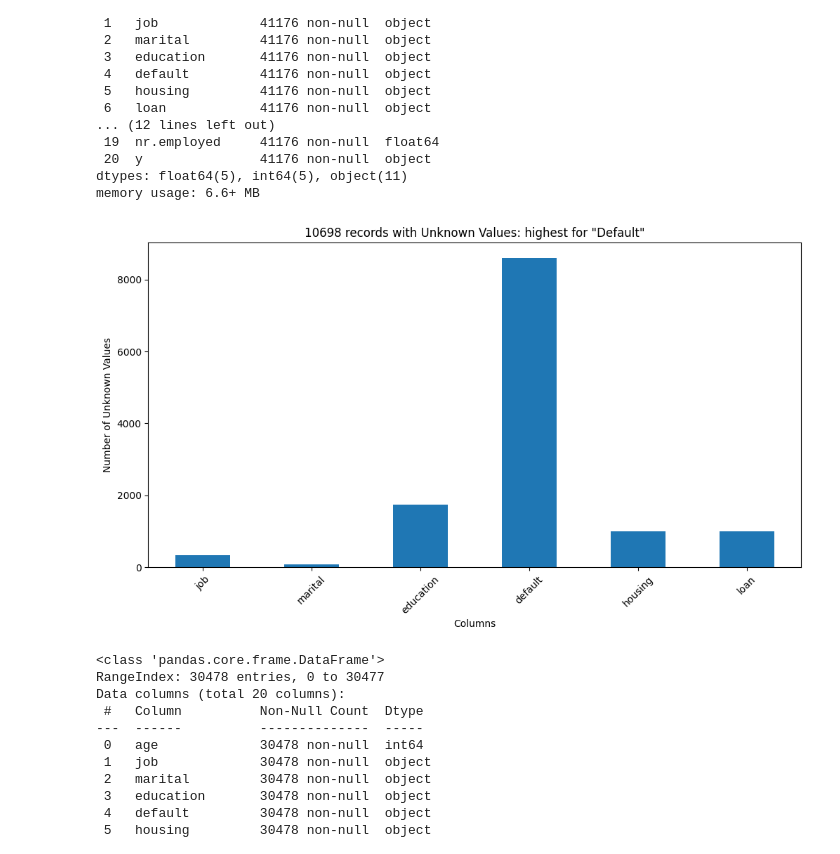
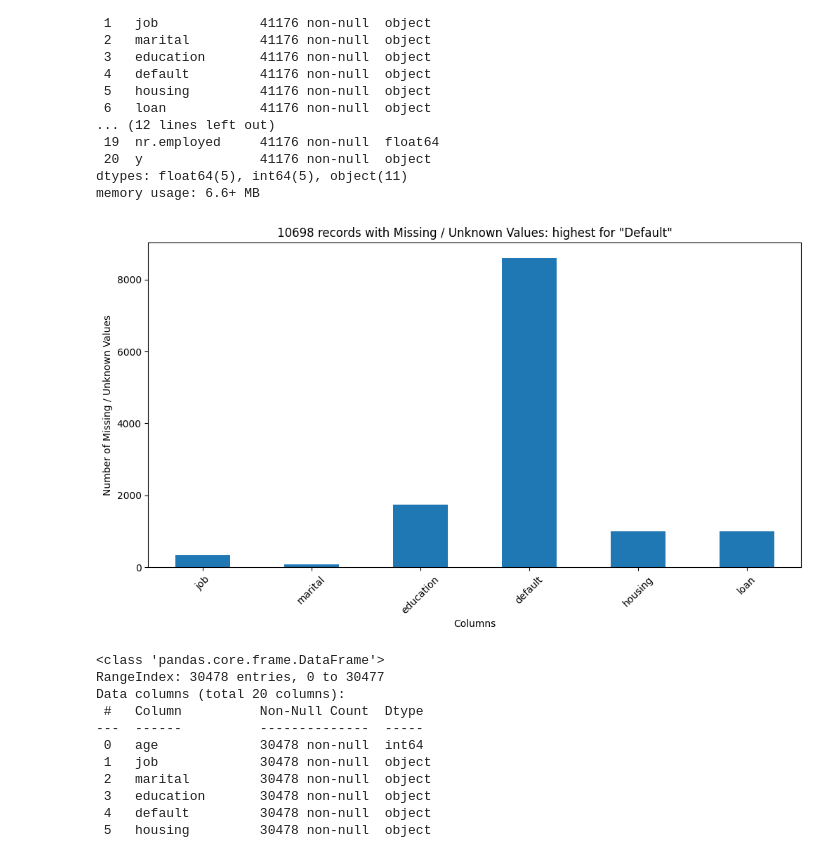
Before and after one commit to deepakkaushik72/PAA_III_Module_17_-Marketing_campaign, a Jupyter notebook: prompt_III.ipynb, the cells around one changed output. Cells and saved outputs as stored; diff of their text form; code cells hidden in the pictures.

```diff
--- a/prompt_III.ipynb
+++ b/prompt_III.ipynb
@@ -121,21 +121,21 @@ Data columns (total 21 columns):
 dtypes: float64(5), int64(5), object(11)
 memory usage: 6.6+ MB
 # %%
-# Unknown value and plot all columns with Unknown Values
+# Missing / Unknown value and plot Unknown Values
 
 unknown_counts = df.isin(['unknown']).sum()
 unknown_counts = unknown_counts[unknown_counts > 0]
 
 plt.figure(figsize=(12, 6))
 unknown_counts.plot(kind='bar')
-plt.title('10698 records with Unknown Values: highest for "Default"')
+plt.title('10698 records with Missing / Unknown Values: highest for "Default"')
 plt.xlabel('Columns')
-plt.ylabel('Number of Unknown Values')
+plt.ylabel('Number of Missing / Unknown Values')
 plt.xticks(rotation=45)
-plt.savefig('/Users/deepakkaushik/Desktop/UC Berkeley Assignments PCMLAI/Practical Application III/module17_starter/Images/unknown_values.png')
+plt.savefig('/Users/deepakkaushik/Desktop/UC Berkeley Assignments PCMLAI/Practical Application III/module17_starter/Images - Analysis/unknown_values.png')
 plt.show()
 # %% [output]
-[figure, old version]
+[figure, new version]
 # %%
 # Dropping the rows with unknown values (assumed as missing) in 'job', 'marital', 'education', 'default', 'housing' and 'loan columns and reindexing
 df = df[~df['job'].isin(['unknown'])]
```
Also changed, not shown: parts of 16 cells of this notebook.
